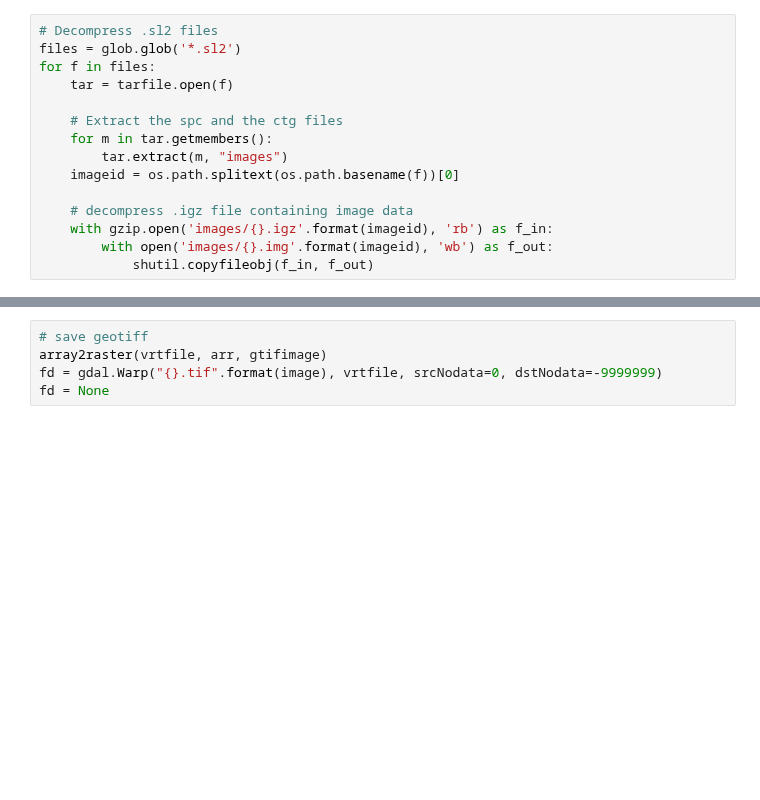
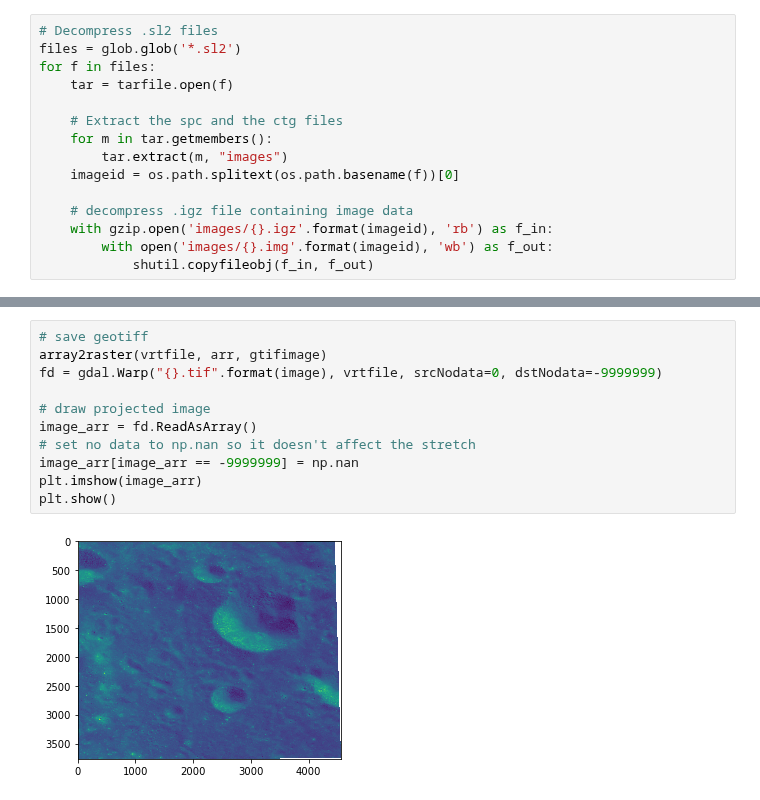
Before and after one commit to DOI-USGS/knoten, a Jupyter notebook: examples/Kaguya_TC.ipynb, the cells around one changed output, grey strips where cells are left out. Drawn from its saved outputs; the diff is of its cells as text; blank space fills up the shorter version.

```diff
--- a/examples/Kaguya_TC.ipynb
+++ b/examples/Kaguya_TC.ipynb
@@ -141,5 +148,13 @@ def array2raster(rasterfn, array, newRasterfn):
 # %%
 # save geotiff
 array2raster(vrtfile, arr, gtifimage)
 fd = gdal.Warp("{}.tif".format(image), vrtfile, srcNodata=0, dstNodata=-9999999)
-fd = None
+
+# draw projected image
+image_arr = fd.ReadAsArray()
+# set no data to np.nan so it doesn't affect the stretch
+image_arr[image_arr == -9999999] = np.nan
+plt.imshow(image_arr)
+plt.show()
+# %% [output]
+[figure, added]
```
Also changed, not shown: parts of 5 cells of this notebook.
